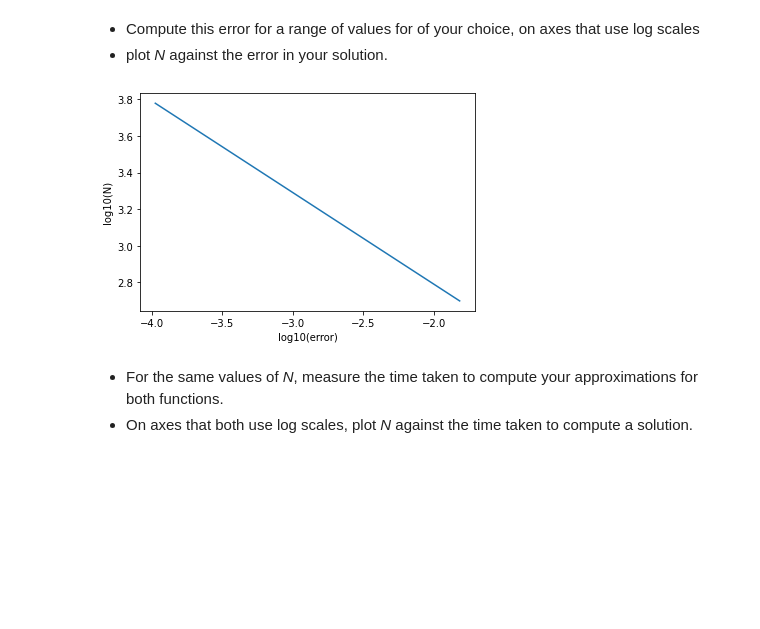
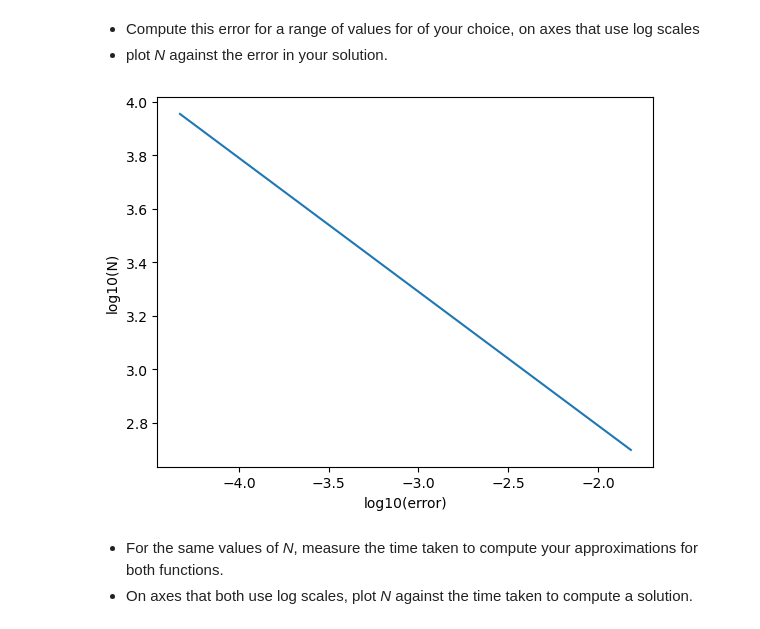
Before and after one commit to YRYoung/HPC, a Jupyter notebook: Assigenment/Assignment_2.ipynb, the cells around one changed output. Saved outputs shown, nothing was run; the diff lists cells and outputs as text; code cells hidden in the pictures; blank space fills up the shorter version.

```diff
--- a/Assigenment/Assignment_2.ipynb
+++ b/Assigenment/Assignment_2.ipynb
@@ -101,27 +101,27 @@ Closest: N=1000
 # %%
 from scipy.sparse.linalg import spsolve
 import matplotlib.pyplot as plt
-from tqdm import tqdm
+from tqdm.notebook import tqdm
 
 k = 29. * np.pi / 2.
 error = []
-sizes = np.round(np.linspace(500, 6000, 40))
+sizes = np.round(np.linspace(500, 9000, 70))
 for i, N in enumerate(tqdm(sizes)):
     x = np.linspace(0, 1, int(N + 1))
     A, f = generate_mat(int(N))
     u = spsolve(A, f.T)
     u_exact = np.sin(k * x)  #!!
     error.append(np.max(np.abs(u - u_exact)))
 
 plt.plot(np.log10(error), np.log10(sizes))
 plt.xlabel('log10(error)')
 plt.ylabel('log10(N)')
 ax = plt.gca()
 plt.show()
 
 # print(sizes, '\n', error)
 # %% [output]
-[figure, old version]
+[figure, new version]
 # %% [markdown]
 * For the same values of *N*, measure the time taken to compute your approximations for both functions.
 * On axes that both use log scales, plot *N* against the time taken to compute a solution.
```
Also changed, not shown: parts of 17 cells of this notebook, 1 other file.
